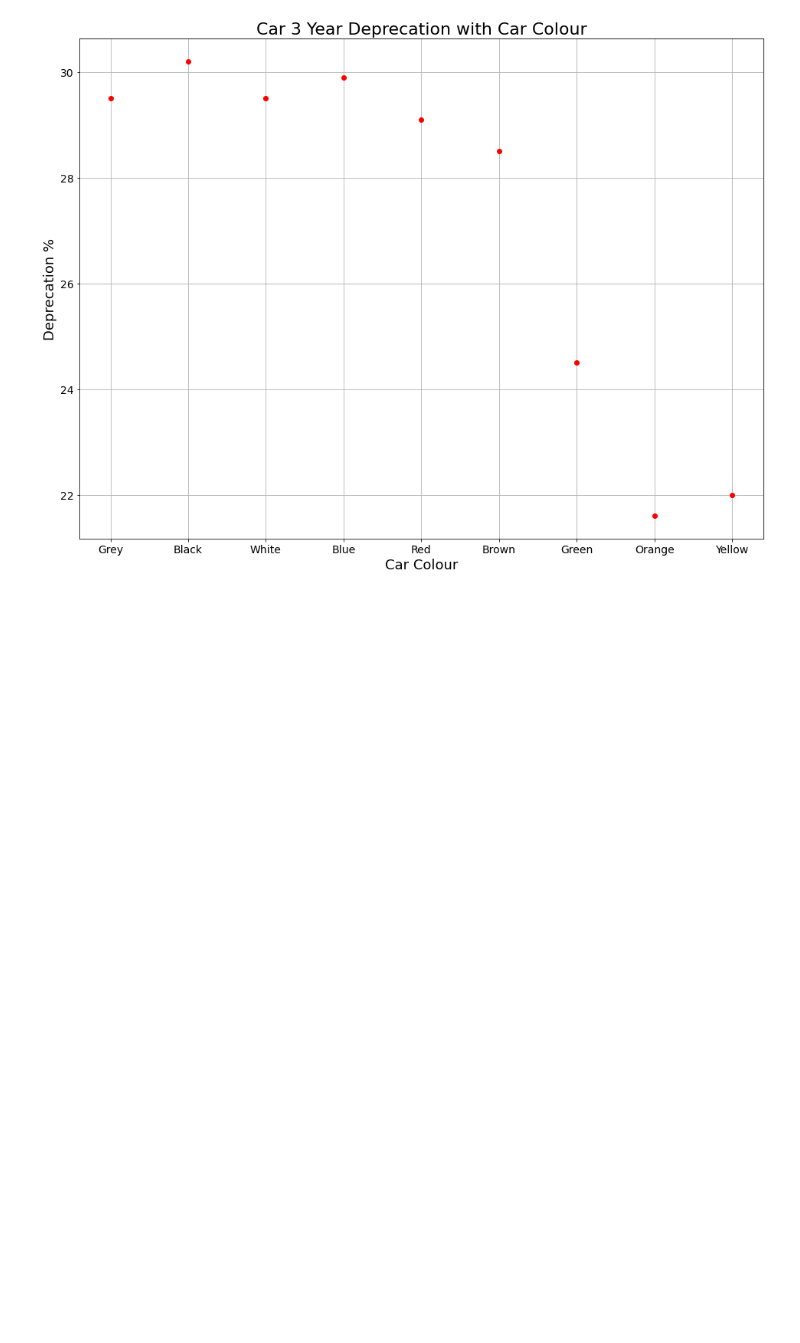
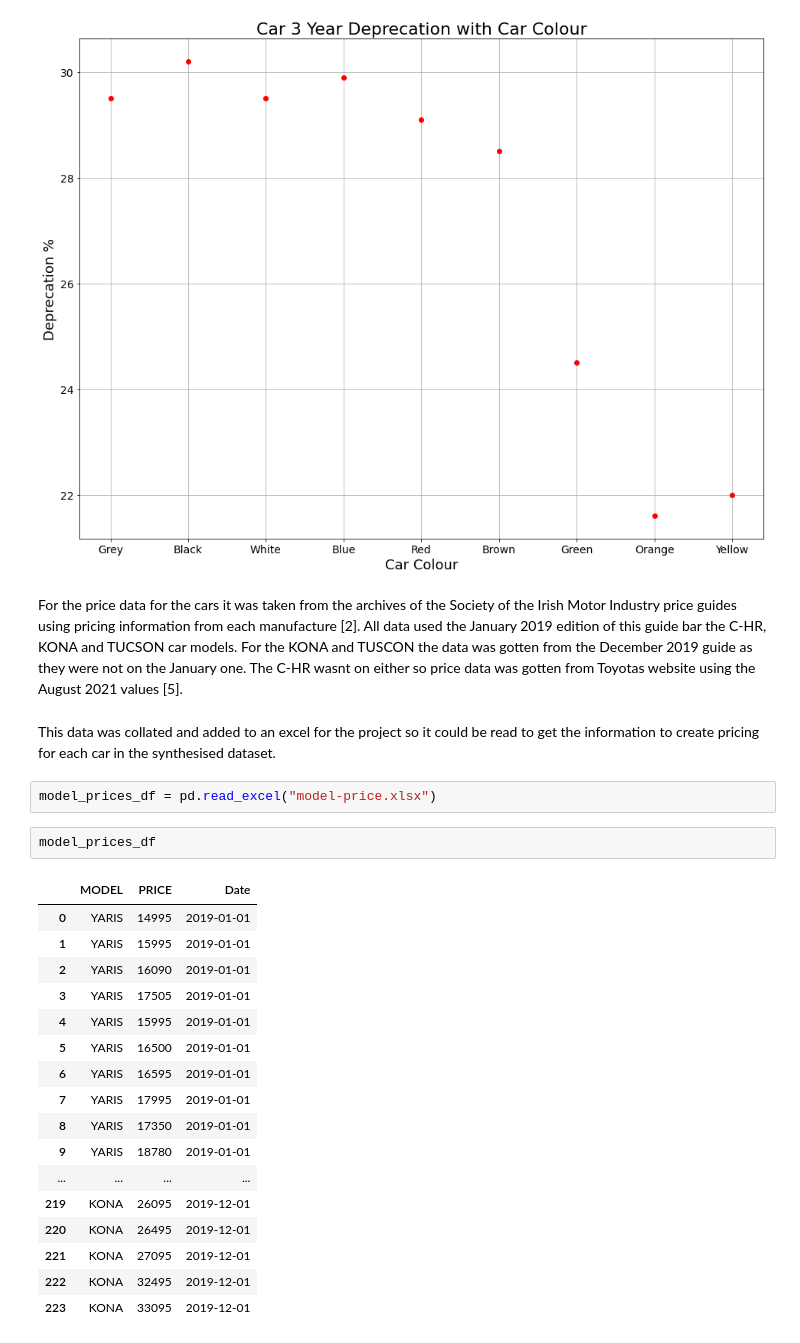
Before and after one commit to danielmccallion/Programming_for_Data_Analysis-Project, a Jupyter notebook: Project.ipynb, the cells around one changed output. Cells and saved outputs as stored; diff of their text form; blank space fills up the shorter version.

```diff
--- a/Project.ipynb
+++ b/Project.ipynb
@@ -255,3 +283,29 @@ plt.title("Car 3 Year Deprecation with Car Colour", size=22)
 plt.grid(True)
 # %% [output]
 [figure]
+# %% [markdown]
+For the price data for the cars it was taken from the archives of the Society of the Irish Motor Industry price guides using pricing information from each manufacture [2]. All data used the January 2019 edition of this guide bar the C-HR, KONA and TUCSON car models. For the KONA and TUSCON the data was gotten from the December 2019 guide as they were not on the January one. The C-HR wasnt on either so price data was gotten from Toyotas website using the August 2021 values [5].
+# %% [markdown]
+This data was collated and added to an excel for the project so it could be read to get the information to create pricing for each car in the synthesised dataset.
+# %%
+model_prices_df = pd.read_excel("model-price.xlsx")
+# %%
+model_prices_df
+# %% [output]
+|  | MODEL | PRICE | Date |
+| 0 | YARIS | 14995 | 2019-01-01 |
+| 1 | YARIS | 15995 | 2019-01-01 |
+| 2 | YARIS | 16090 | 2019-01-01 |
+| 3 | YARIS | 17505 | 2019-01-01 |
+| 4 | YARIS | 15995 | 2019-01-01 |
+| 5 | YARIS | 16500 | 2019-01-01 |
+| 6 | YARIS | 16595 | 2019-01-01 |
+| 7 | YARIS | 17995 | 2019-01-01 |
+| 8 | YARIS | 17350 | 2019-01-01 |
+| 9 | YARIS | 18780 | 2019-01-01 |
+| ... | ... | ... | ... |
+| 219 | KONA | 26095 | 2019-12-01 |
+| 220 | KONA | 26495 | 2019-12-01 |
+| 221 | KONA | 27095 | 2019-12-01 |
+| 222 | KONA | 32495 | 2019-12-01 |
+| 223 | KONA | 33095 | 2019-12-01 |
```
Also changed, not shown: parts of 7 cells of this notebook, 1 other file.
